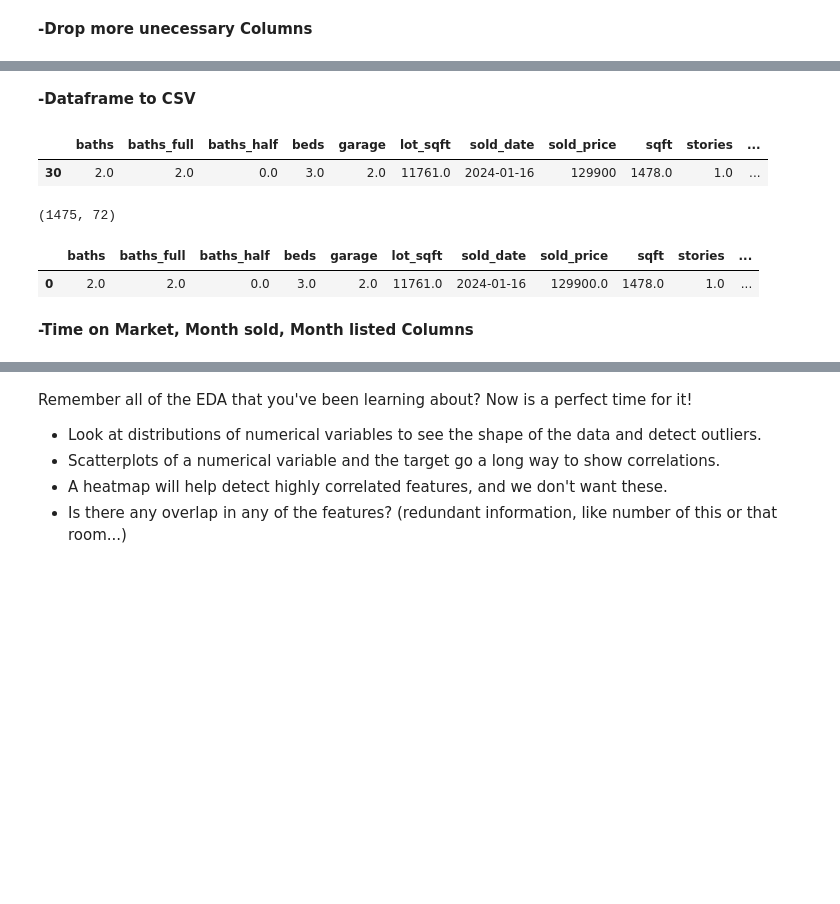
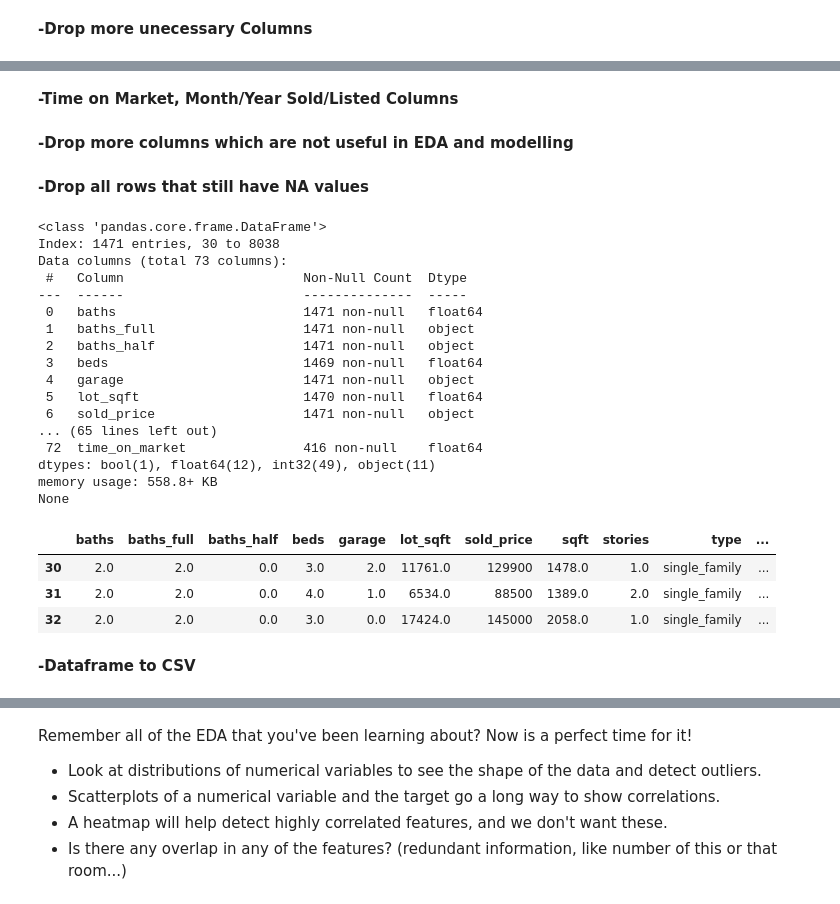
Before and after one commit to tylanoflynn/supervised_learning, a Jupyter notebook: notebooks/EDA.ipynb, the cells around one changed output, grey strips where cells are left out. Cells and saved outputs as stored; diff of their text form; code cells hidden in the pictures; blank space fills up the shorter version.

```diff
--- a/notebooks/EDA.ipynb
+++ b/notebooks/EDA.ipynb
@@ -359,0 +429,2 @@ df.update(df.loc[df['type'].isin(['land'])][['baths', 'beds', 'sqft', 'stories',
+# %% [markdown]
+**-Time on Market, Month/Year Sold/Listed Columns**
@@ -359,0 +444,2 @@ df.update(df.loc[df['type'].isin(['land'])][['baths', 'beds', 'sqft', 'stories',
+# %% [markdown]
+**-Drop more columns which are not useful in EDA and modelling**
@@ -360,10 +455,38 @@ df.update(df.loc[df['type'].isin(['land'])][['baths', 'beds', 'sqft', 'stories',
+# %% [markdown]
+**-Drop all rows that still have NA values**
+# %%
+#Still a few NA values here and there probably were unable to fill via groupby medians, etc.
+# print(df.info())
+#dataframe has 1471 rows
+print(df.info())
+df.head(3)
+#worth refining if there's time or just using the sklearn imputer
+# %% [output]
+<class 'pandas.core.frame.DataFrame'>
+Index: 1471 entries, 30 to 8038
+Data columns (total 73 columns):
+ #   Column                       Non-Null Count  Dtype
+---  ------                       --------------  -----
+ 0   baths                        1471 non-null   float64
+ 1   baths_full                   1471 non-null   object
+ 2   baths_half                   1471 non-null   object
+ 3   beds                         1469 non-null   float64
+ 4   garage                       1471 non-null   object
+ 5   lot_sqft                     1470 non-null   float64
+ 6   sold_price                   1471 non-null   object
+... (65 lines left out)
+ 72  time_on_market               416 non-null    float64
+dtypes: bool(1), float64(12), int32(49), object(11)
+memory usage: 558.8+ KB
+None
+|  | baths | baths_full | baths_half | beds | garage | lot_sqft | sold_price | sqft | stories | type | ... |
+| 30 | 2.0 | 2.0 | 0.0 | 3.0 | 2.0 | 11761.0 | 129900 | 1478.0 | 1.0 | single_family | ... |
+| 31 | 2.0 | 2.0 | 0.0 | 4.0 | 1.0 | 6534.0 | 88500 | 1389.0 | 2.0 | single_family | ... |
+| 32 | 2.0 | 2.0 | 0.0 | 3.0 | 0.0 | 17424.0 | 145000 | 2058.0 | 1.0 | single_family | ... |
 # %% [markdown]
 **-Dataframe to CSV**
 # %%
-# print(df.info())
-df.shape
-df.head(1)
+# # print(df.info())
+# df.shape
+# df.head(1)
-# %% [output]
-|  | baths | baths_full | baths_half | beds | garage | lot_sqft | sold_date | sold_price | sqft | stories | ... |
-| 30 | 2.0 | 2.0 | 0.0 | 3.0 | 2.0 | 11761.0 | 2024-01-16 | 129900 | 1478.0 | 1.0 | ... |
 # %%
@@ -371,10 +494,4 @@ df.to_csv('house_sales', sep=',', header=True, index=False)
 # %%
-df_from_csv = pd.read_csv('house_sales')
-print(df_from_csv.shape)
-df_from_csv.head(1)
+# df_from_csv = pd.read_csv('house_sales')
+# print(df_from_csv.shape)
+# df_from_csv.head(1)
-# %% [output]
-(1475, 72)
-|  | baths | baths_full | baths_half | beds | garage | lot_sqft | sold_date | sold_price | sqft | stories | ... |
-| 0 | 2.0 | 2.0 | 0.0 | 3.0 | 2.0 | 11761.0 | 2024-01-16 | 129900.0 | 1478.0 | 1.0 | ... |
-# %% [markdown]
-**-Time on Market, Month sold, Month listed Columns**
```
Also changed, not shown: parts of 73 cells of this notebook.
